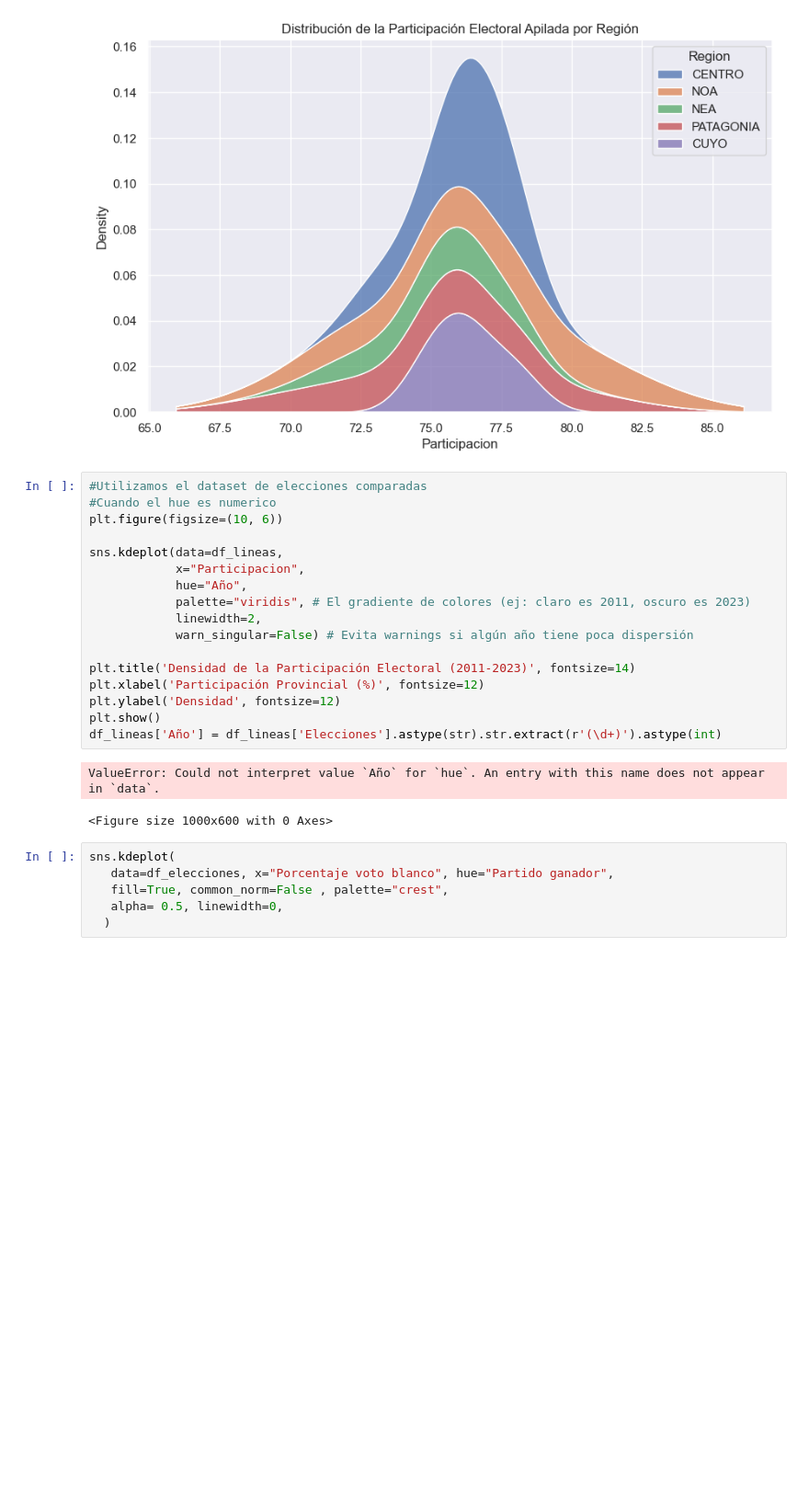
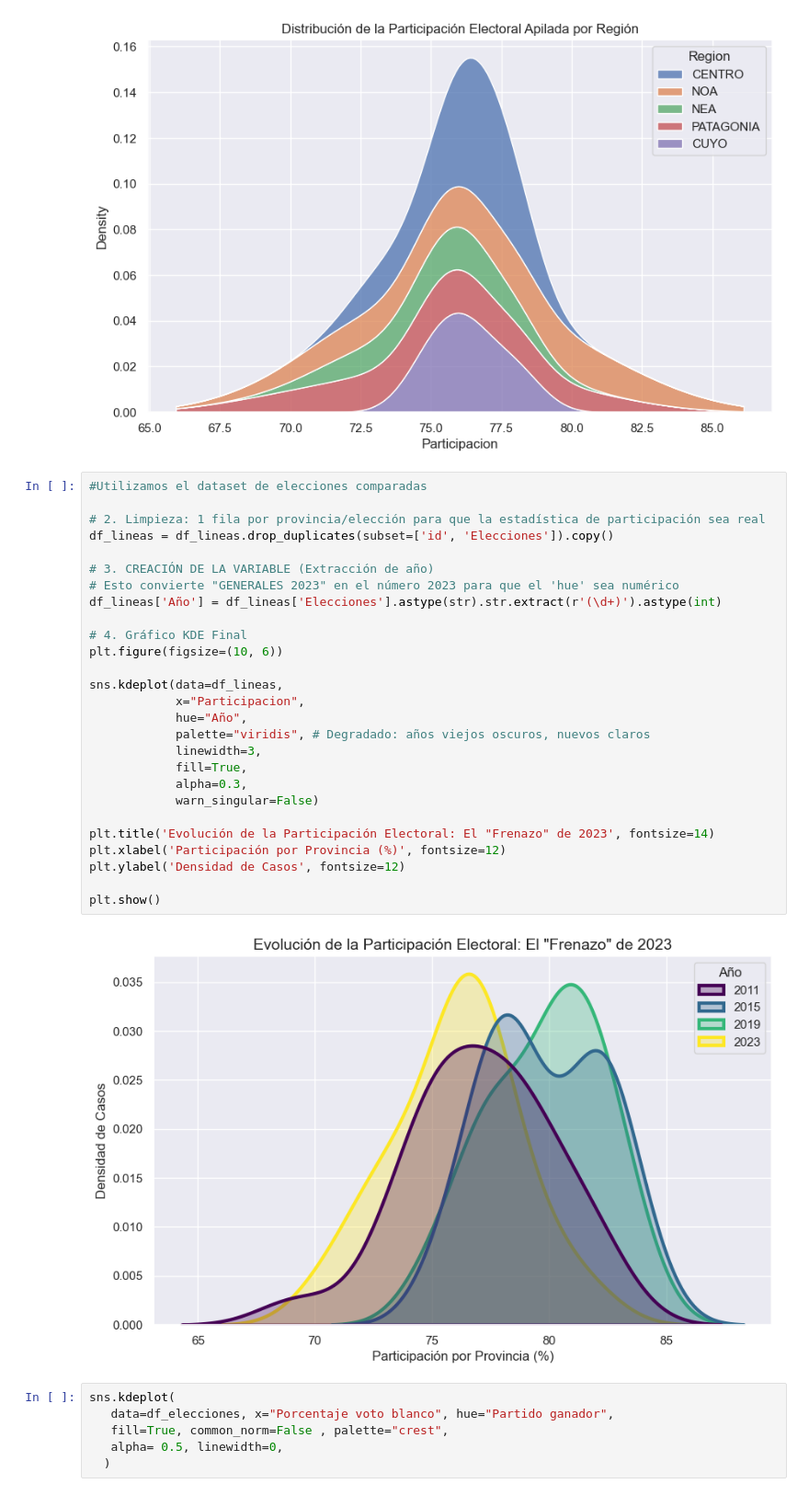
Before and after one commit to fedestarosta/DS, a Jupyter notebook: Clase_08_Visualizacion.ipynb, the cells around one changed output. Shown at 92% size. Drawn from its saved outputs; the diff is of its cells as text; blank space fills up the shorter version.

```diff
--- a/Clase_08_Visualizacion.ipynb
+++ b/Clase_08_Visualizacion.ipynb
@@ -391,24 +391,33 @@ plt.show()
 [figure]
 # %%
 #Utilizamos el dataset de elecciones comparadas
-#Cuando el hue es numerico
+
+# 2. Limpieza: 1 fila por provincia/elección para que la estadística de participación sea real
+df_lineas = df_lineas.drop_duplicates(subset=['id', 'Elecciones']).copy()
+
+# 3. CREACIÓN DE LA VARIABLE (Extracción de año)
+# Esto convierte "GENERALES 2023" en el número 2023 para que el 'hue' sea numérico
+df_lineas['Año'] = df_lineas['Elecciones'].astype(str).str.extract(r'(\d+)').astype(int)
+
+# 4. Gráfico KDE Final
 plt.figure(figsize=(10, 6))
 
 sns.kdeplot(data=df_lineas,
             x="Participacion",
             hue="Año",
-            palette="viridis", # El gradiente de colores (ej: claro es 2011, oscuro es 2023)
-            linewidth=2,
-            warn_singular=False) # Evita warnings si algún año tiene poca dispersión
+            palette="viridis", # Degradado: años viejos oscuros, nuevos claros
+            linewidth=3,
+            fill=True,
+            alpha=0.3,
+            warn_singular=False)
 
-plt.title('Densidad de la Participación Electoral (2011-2023)', fontsize=14)
-plt.xlabel('Participación Provincial (%)', fontsize=12)
-plt.ylabel('Densidad', fontsize=12)
+plt.title('Evolución de la Participación Electoral: El "Frenazo" de 2023', fontsize=14)
+plt.xlabel('Participación por Provincia (%)', fontsize=12)
+plt.ylabel('Densidad de Casos', fontsize=12)
+
 plt.show()
-df_lineas['Año'] = df_lineas['Elecciones'].astype(str).str.extract(r'(\d+)').astype(int)
 # %% [output]
-ValueError: Could not interpret value `Año` for `hue`. An entry with this name does not appear in `data`.
-<Figure size 1000x600 with 0 Axes>
+[figure, added]
 # %%
 sns.kdeplot(
    data=df_elecciones, x="Porcentaje voto blanco", hue="Partido ganador",
```
Also changed, not shown: parts of 1 cell of this notebook.
